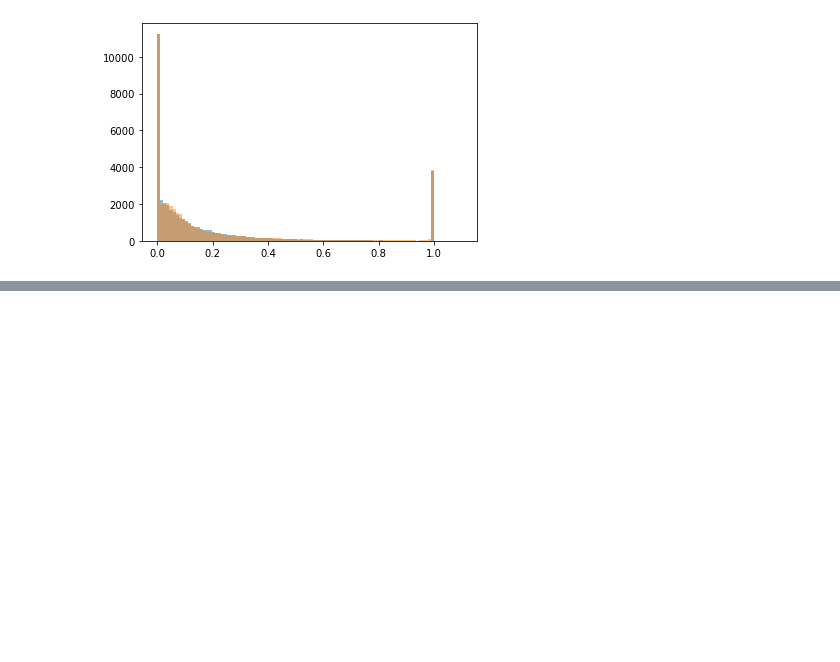
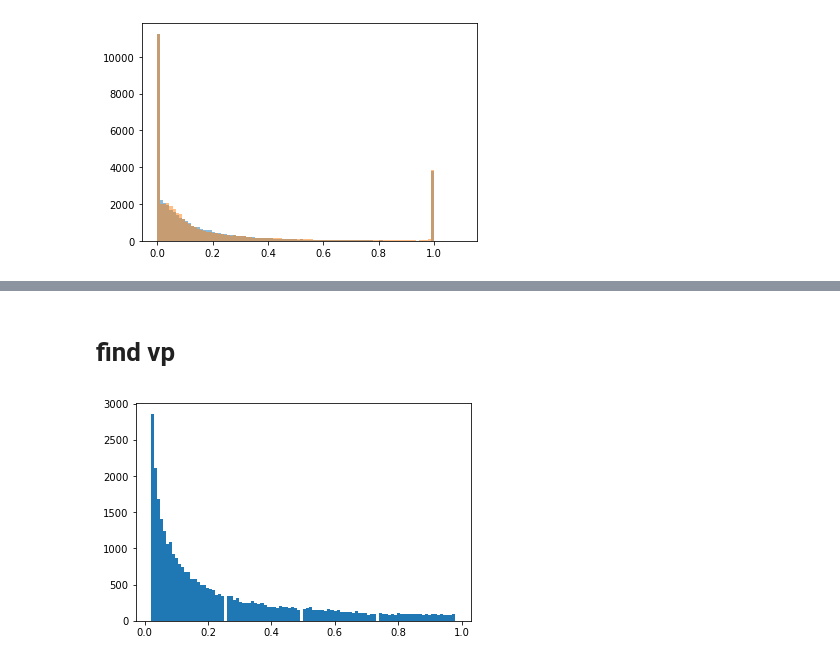
Before and after one commit to Michael-McLaren/MRI_ML, a Jupyter notebook: new_synthetic_data.ipynb, the cells around one changed output, grey strips where cells are left out. Saved outputs shown, nothing was run; the diff lists cells and outputs as text; code cells hidden in the pictures; blank space fills up the shorter version.

```diff
--- a/new_synthetic_data.ipynb
+++ b/new_synthetic_data.ipynb
@@ -199,0 +231,11 @@ plt.clf()
+# %% [markdown]
+# find vp
+# %%
+#weird discontinieties
+vp_list = real_y[:,2]
+vp_list_res = vp_list[(vp_list > 0.01) & (vp_list < 0.99)]
+
+plt.hist(vp_list_res, bins = 100 )
+plt.show()
+# %% [output]
+[figure, added]
```
Also changed, not shown: parts of 18 cells of this notebook, 3 other files.
